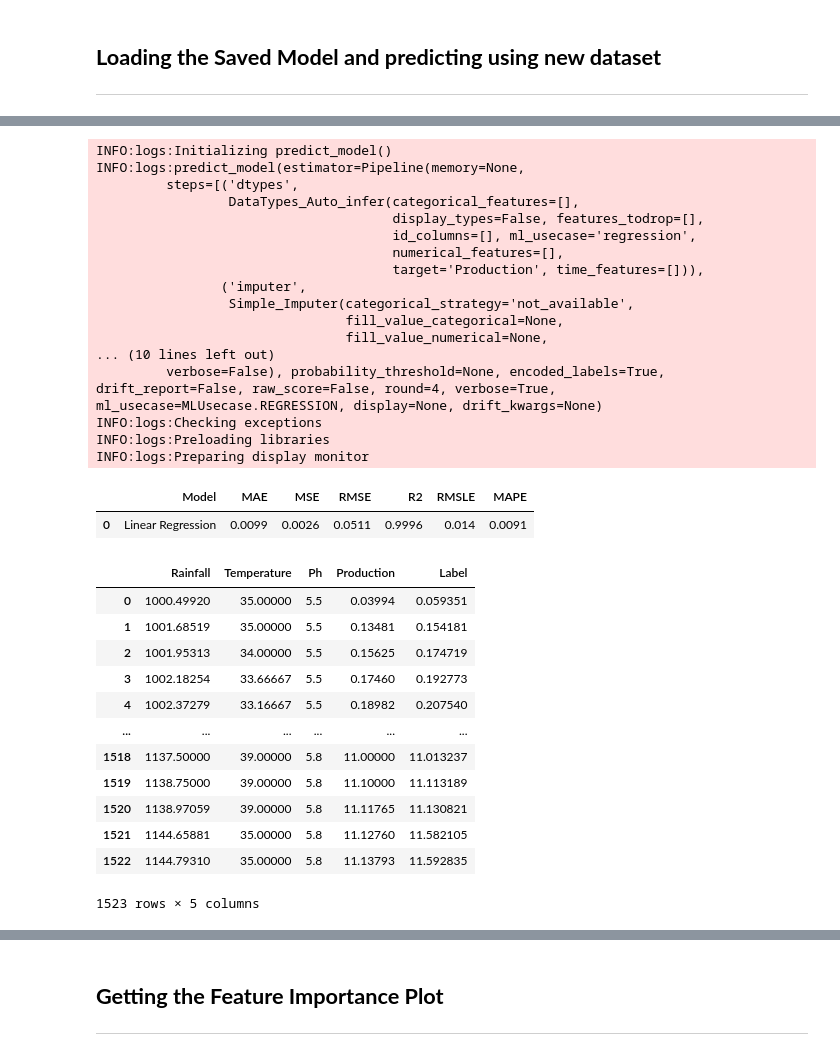
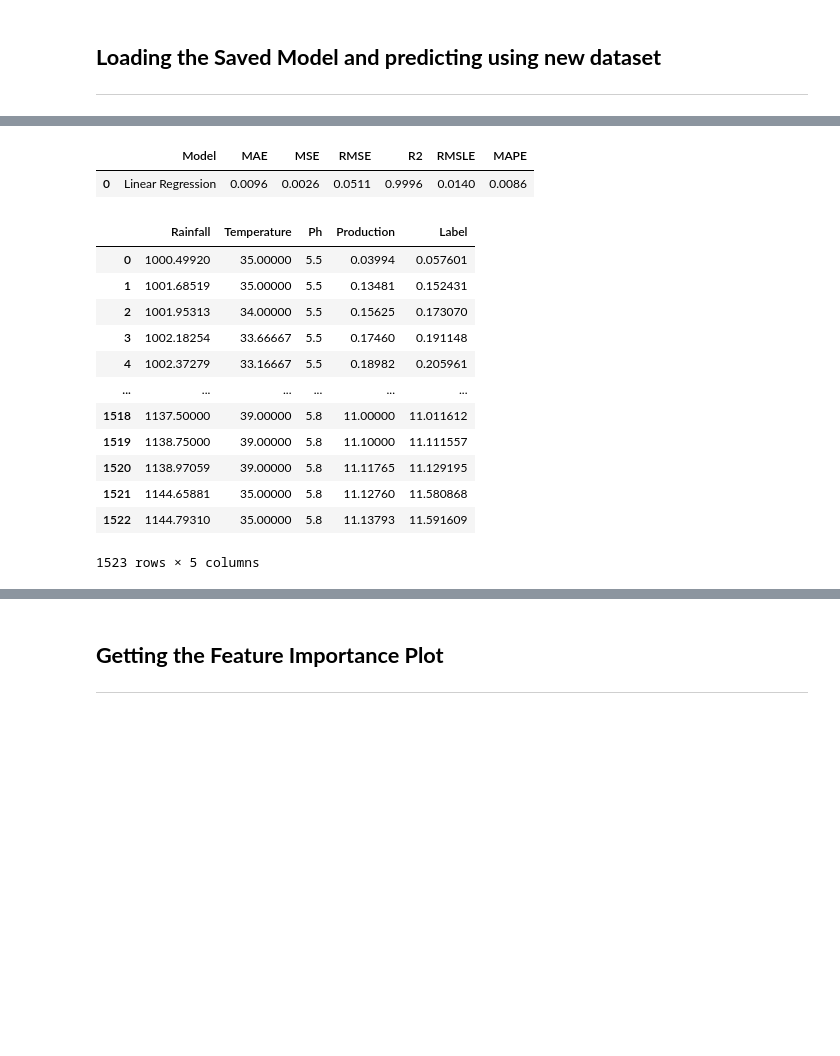
Before and after one commit to imortaltatsu/safal-fasal, a Jupyter notebook: safal_fasal.ipynb, the cells around one changed output, grey strips where cells are left out. Drawn from its saved outputs; the diff is of its cells as text; code cells hidden in the pictures; blank space fills up the shorter version.

```diff
--- a/safal_fasal.ipynb
+++ b/safal_fasal.ipynb
@@ -447,41 +362,24 @@ Transformation Pipeline and Model Successfully Loaded
 # %%
-newDataSet =read_csv("/content/drive/MyDrive/data.csv")
+newDataSet =read_csv("data.csv")
 newDataSet.iloc[:50]
 newPredictions = predict_model(a, data = newDataSet)
 newPredictions
 # %% [output]
-INFO:logs:Initializing predict_model()
-INFO:logs:predict_model(estimator=Pipeline(memory=None,
-         steps=[('dtypes',
-                 DataTypes_Auto_infer(categorical_features=[],
-                                      display_types=False, features_todrop=[],
-                                      id_columns=[], ml_usecase='regression',
-                                      numerical_features=[],
-                                      target='Production', time_features=[])),
-                ('imputer',
-                 Simple_Imputer(categorical_strategy='not_available',
-                                fill_value_categorical=None,
-                                fill_value_numerical=None,
-... (10 lines left out)
-         verbose=False), probability_threshold=None, encoded_labels=True, drift_report=False, raw_score=False, round=4, verbose=True, ml_usecase=MLUsecase.REGRESSION, display=None, drift_kwargs=None)
-INFO:logs:Checking exceptions
-INFO:logs:Preloading libraries
-INFO:logs:Preparing display monitor
 |  | Model | MAE | MSE | RMSE | R2 | RMSLE | MAPE |
-| 0 | Linear Regression | 0.0099 | 0.0026 | 0.0511 | 0.9996 | 0.014 | 0.0091 |
+| 0 | Linear Regression | 0.0096 | 0.0026 | 0.0511 | 0.9996 | 0.0140 | 0.0086 |
 |  | Rainfall | Temperature | Ph | Production | Label |
-| 0 | 1000.49920 | 35.00000 | 5.5 | 0.03994 | 0.059351 |
-| 1 | 1001.68519 | 35.00000 | 5.5 | 0.13481 | 0.154181 |
-| 2 | 1001.95313 | 34.00000 | 5.5 | 0.15625 | 0.174719 |
-| 3 | 1002.18254 | 33.66667 | 5.5 | 0.17460 | 0.192773 |
-| 4 | 1002.37279 | 33.16667 | 5.5 | 0.18982 | 0.207540 |
+| 0 | 1000.49920 | 35.00000 | 5.5 | 0.03994 | 0.057601 |
+| 1 | 1001.68519 | 35.00000 | 5.5 | 0.13481 | 0.152431 |
+| 2 | 1001.95313 | 34.00000 | 5.5 | 0.15625 | 0.173070 |
+| 3 | 1002.18254 | 33.66667 | 5.5 | 0.17460 | 0.191148 |
+| 4 | 1002.37279 | 33.16667 | 5.5 | 0.18982 | 0.205961 |
 | ... | ... | ... | ... | ... | ... |
-| 1518 | 1137.50000 | 39.00000 | 5.8 | 11.00000 | 11.013237 |
-| 1519 | 1138.75000 | 39.00000 | 5.8 | 11.10000 | 11.113189 |
-| 1520 | 1138.97059 | 39.00000 | 5.8 | 11.11765 | 11.130821 |
-| 1521 | 1144.65881 | 35.00000 | 5.8 | 11.12760 | 11.582105 |
-| 1522 | 1144.79310 | 35.00000 | 5.8 | 11.13793 | 11.592835 |
+| 1518 | 1137.50000 | 39.00000 | 5.8 | 11.00000 | 11.011612 |
+| 1519 | 1138.75000 | 39.00000 | 5.8 | 11.10000 | 11.111557 |
+| 1520 | 1138.97059 | 39.00000 | 5.8 | 11.11765 | 11.129195 |
+| 1521 | 1144.65881 | 35.00000 | 5.8 | 11.12760 | 11.580868 |
+| 1522 | 1144.79310 | 35.00000 | 5.8 | 11.13793 | 11.591609 |
-1523 rows × 5 columns
+1523 rows × 5 columns
 # %%
 import matplotlib.pyplot as plt
 
```
Also changed, not shown: parts of 15 cells of this notebook, 3 other files.
